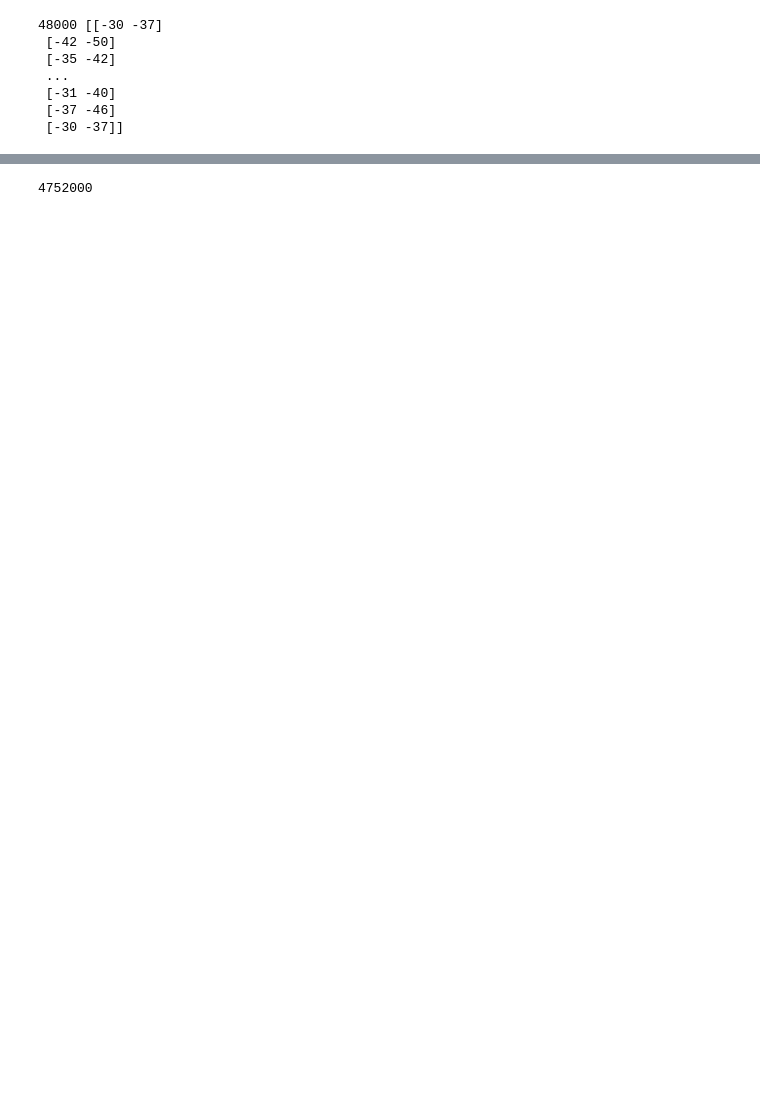
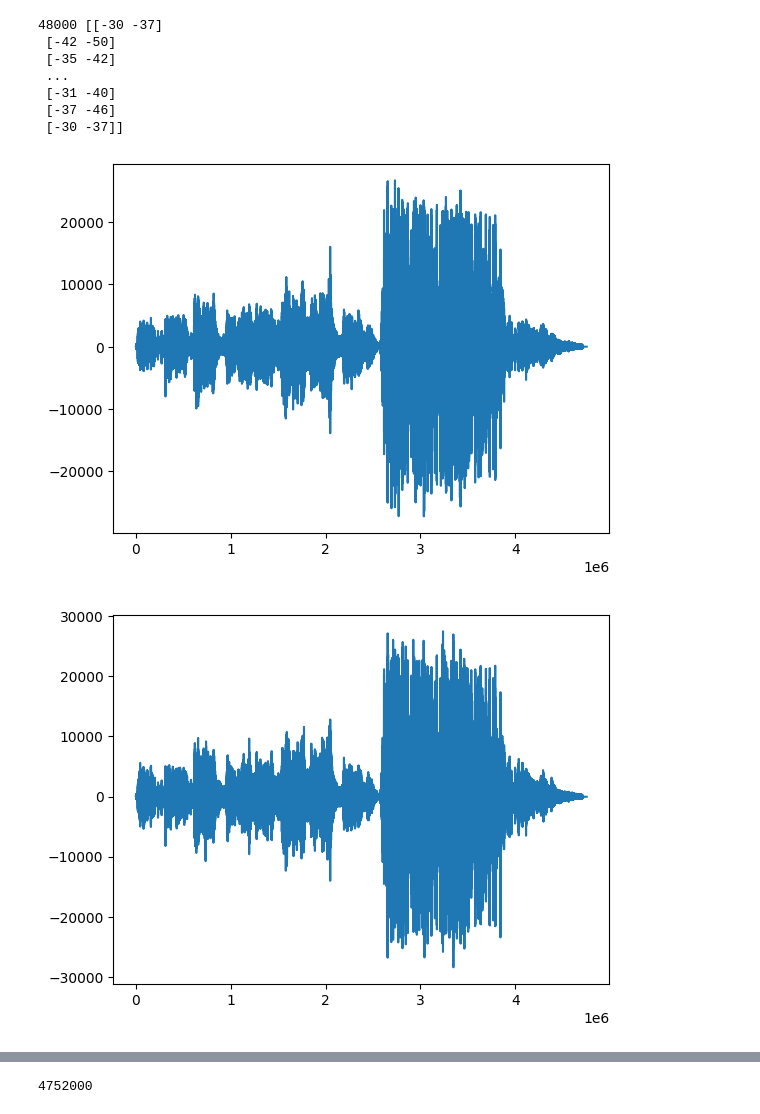
Before and after one commit to YFC0254/Up-Load, a Jupyter notebook: 通信原理/思考题1.ipynb, the cells around one changed output, grey strips where cells are left out. Saved outputs shown, nothing was run; the diff lists cells and outputs as text; code cells hidden in the pictures; blank space fills up the shorter version.

```diff
--- a/通信原理/思考题1.ipynb
+++ b/通信原理/思考题1.ipynb
@@ -24,8 +29,16 @@ carrier_freq=sample_rate*2#载波频率
 # %%
 carrier = np.cos(2.0 * np.pi * carrier_freq * time)#产生载波信号
 modulated_data = np.empty_like(data)
 modulated_left=modulated_data[:, 0] = carrier * data[:, 0]#左声道调制
 modulated_right=modulated_data[:, 1] = carrier * data[:, 1]#右声道调制
+plt.figure("左声道AM波调制信号")
+plt.plot(np.arange(len(modulated_left)),modulated_left)
+plt.figure("右声道AM波调制信号")
+plt.plot(np.arange(len(modulated_right)),modulated_right)
+plt.show()
+# %% [output]
+[figure, added]
+[figure, added]
 # %%
 # 接下来对AM信号进行解调
 # 生成解调信号
```
Also changed, not shown: parts of 3 cells of this notebook.
